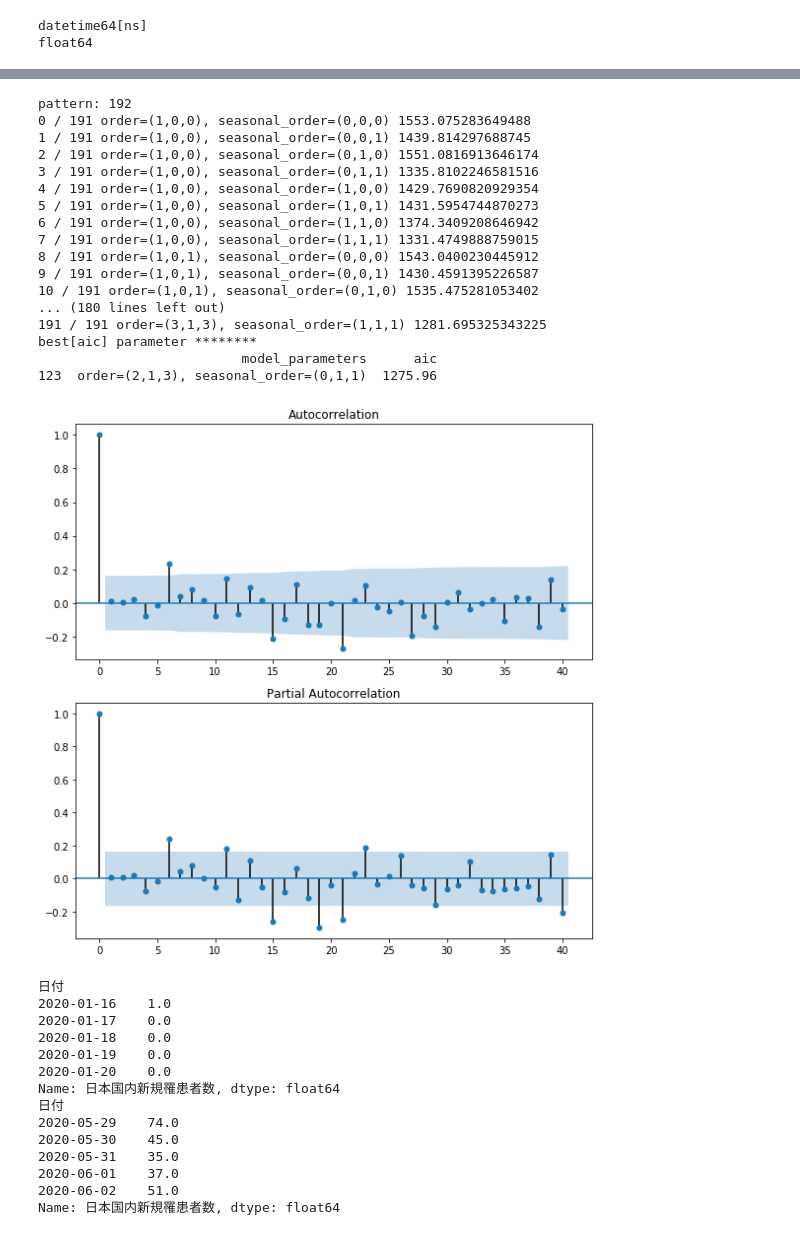
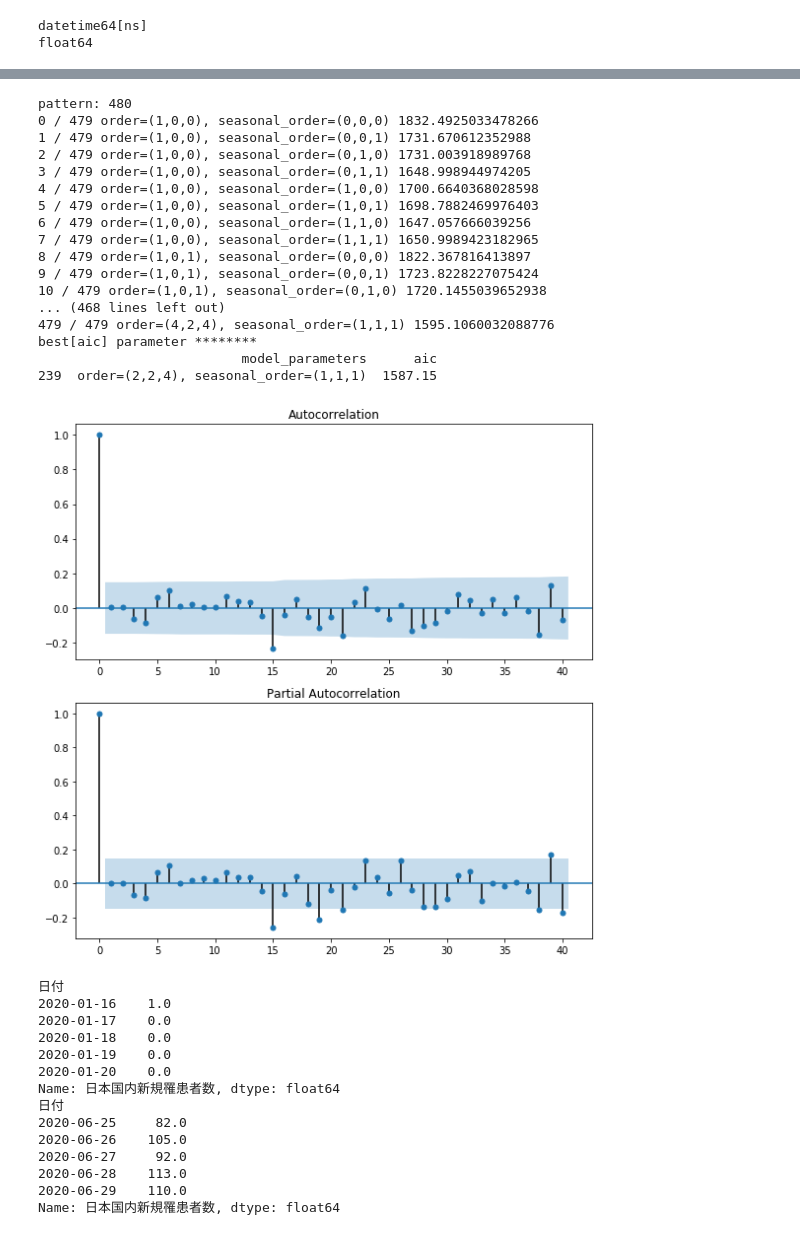
Before and after one commit to e185725/aaa, a Jupyter notebook: covid-199.ipynb, the cells around one changed output, grey strips where cells are left out. Cells and saved outputs as stored; diff of their text form; code cells hidden in the pictures.

```diff
--- a/covid-199.ipynb
+++ b/covid-199.ipynb
@@ -333,9 +361,9 @@ warnings.filterwarnings('ignore') # 警告非表示（収束：ConvergenceWarnin
 
 # パラメータ範囲
 # order(p, d, q)
-min_p = 1; max_p = 3 # min_pは1以上を指定しないとエラー
-min_d = 0; max_d = 1
-min_q = 0; max_q = 3
+min_p = 1; max_p = 4 # min_pは1以上を指定しないとエラー
+min_d = 0; max_d = 2
+min_q = 0; max_q = 4
 
 # seasonal_order(sp, sd, sq)
 min_sp = 0; max_sp = 1
@@ -345,7 +373,7 @@ min_sq = 0; max_sq = 1
 test_pattern = (max_p - min_p +1)*(max_q - min_q + 1)*(max_d - min_d + 1)*(max_sp - min_sp + 1)*(max_sq - min_sq + 1)*(max_sd - min_sd + 1)
 print("pattern:", test_pattern)
 
-sfq = 12 # seasonal_order周期パラメータ
+sfq = 7 # seasonal_order周期パラメータ
 ts = kansensya # 時系列データ
 
 test_results = pd.DataFrame(index=range(test_pattern), columns=["model_parameters", "aic"])
@@ -371,48 +399,48 @@ for p in range(min_p, max_p + 1):
 print("best[aic] parameter ********")
 print(test_results[test_results.aic == min(test_results.aic)])
 # %% [output]
-pattern: 192
-0 / 191 order=(1,0,0), seasonal_order=(0,0,0) 1553.075283649488
-1 / 191 order=(1,0,0), seasonal_order=(0,0,1) 1439.814297688745
-2 / 191 order=(1,0,0), seasonal_order=(0,1,0) 1551.0816913646174
-3 / 191 order=(1,0,0), seasonal_order=(0,1,1) 1335.8102246581516
-4 / 191 order=(1,0,0), seasonal_order=(1,0,0) 1429.7690820929354
-5 / 191 order=(1,0,0), seasonal_order=(1,0,1) 1431.5954744870273
-6 / 191 order=(1,0,0), seasonal_order=(1,1,0) 1374.3409208646942
-7 / 191 order=(1,0,0), seasonal_order=(1,1,1) 1331.4749888759015
-8 / 191 order=(1,0,1), seasonal_order=(0,0,0) 1543.0400230445912
-9 / 191 order=(1,0,1), seasonal_order=(0,0,1) 1430.4591395226587
-10 / 191 order=(1,0,1), seasonal_order=(0,1,0) 1535.475281053402
-... (180 lines left out)
-191 / 191 order=(3,1,3), seasonal_order=(1,1,1) 1281.695325343225
+pattern: 480
+0 / 479 order=(1,0,0), seasonal_order=(0,0,0) 1832.4925033478266
+1 / 479 order=(1,0,0), seasonal_order=(0,0,1) 1731.670612352988
+2 / 479 order=(1,0,0), seasonal_order=(0,1,0) 1731.003918989768
+3 / 479 order=(1,0,0), seasonal_order=(0,1,1) 1648.998944974205
+4 / 479 order=(1,0,0), seasonal_order=(1,0,0) 1700.6640368028598
+5 / 479 order=(1,0,0), seasonal_order=(1,0,1) 1698.7882469976403
+6 / 479 order=(1,0,0), seasonal_order=(1,1,0) 1647.057666039256
+7 / 479 order=(1,0,0), seasonal_order=(1,1,1) 1650.9989423182965
+8 / 479 order=(1,0,1), seasonal_order=(0,0,0) 1822.367816413897
+9 / 479 order=(1,0,1), seasonal_order=(0,0,1) 1723.8228227075424
+10 / 479 order=(1,0,1), seasonal_order=(0,1,0) 1720.1455039652938
+... (468 lines left out)
+479 / 479 order=(4,2,4), seasonal_order=(1,1,1) 1595.1060032088776
 best[aic] parameter ********
                           model_parameters      aic
-123  order=(2,1,3), seasonal_order=(0,1,1)  1275.96
+239  order=(2,2,4), seasonal_order=(1,1,1)  1587.15
 # %%
 sarimax_optimization = sm.tsa.SARIMAX(kansensya,
-                        order=(2, 1, 3),
-                        seasonal_order=(0, 1, 1, 7),
+                        order=(2,2,4),
+                        seasonal_order=(1, 1, 1, 7),
                         enforce_stationarity = False,
                         enforce_invertibility = False
                         ).fit()
 
 sarimax_optimization_resid = sarimax_optimization.resid # 残差成分
 
 fig = plt.figure(figsize=(8, 8))
 
 # 自己相関(ACF)のグラフ
 ax1 = fig.add_subplot(211)
 sm.graphics.tsa.plot_acf(sarimax_optimization_resid, lags=40, ax=ax1) #ACF計算とグラフ自動作成
 
 # 偏自己相関(PACF)のグラフ
 ax2 = fig.add_subplot(212)
 sm.graphics.tsa.plot_pacf(sarimax_optimization_resid, lags=40, ax=ax2) #PACF計算とグラフ自動作成
 
 plt.tight_layout() # グラフ間スキマ調整
 # %% [output]
-[figure, old version]
+[figure, new version]
 # %%
-kansensya_train = kansensya["2020-01-16":'2020-06-02'] # モデル作成用データ（訓練）
+kansensya_train = kansensya["2020-01-16":'2020-06-29'] # モデル作成用データ（訓練）
 print(kansensya_train.head())
 print(kansensya_train.tail())
 # %% [output]
@@ -424,10 +452,10 @@ print(kansensya_train.tail())
 2020-01-20    0.0
 Name: 日本国内新規罹患者数, dtype: float64
 日付
-2020-05-29    74.0
-2020-05-30    45.0
-2020-05-31    35.0
-2020-06-01    37.0
-2020-06-02    51.0
+2020-06-25     82.0
+2020-06-26    105.0
+2020-06-27     92.0
+2020-06-28    113.0
+2020-06-29    110.0
 Name: 日本国内新規罹患者数, dtype: float64
 # %%
```
Also changed, not shown: parts of 65 cells of this notebook, 8 other files.
